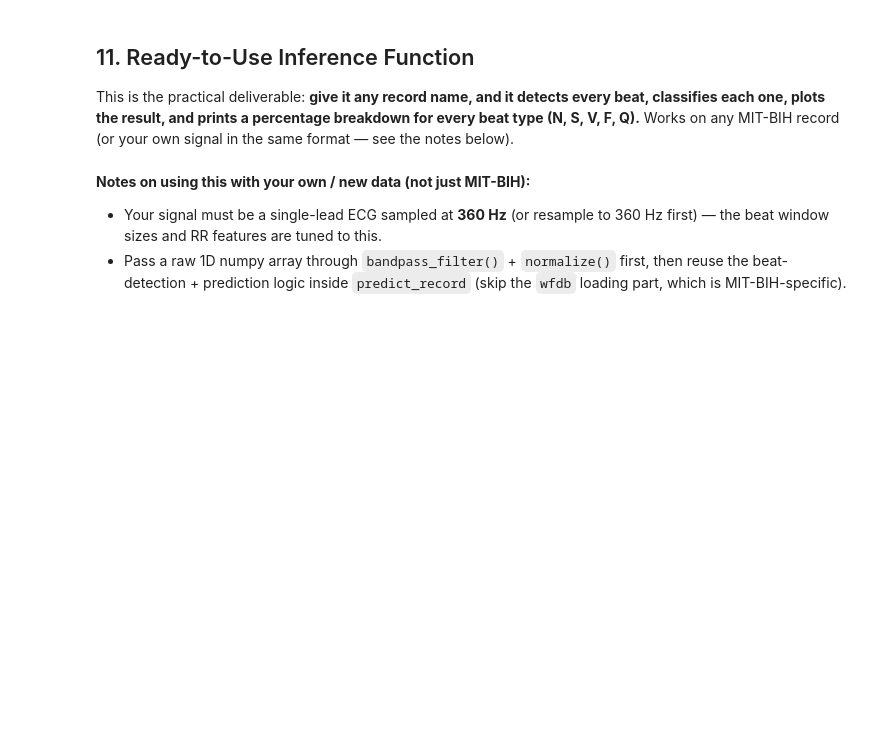
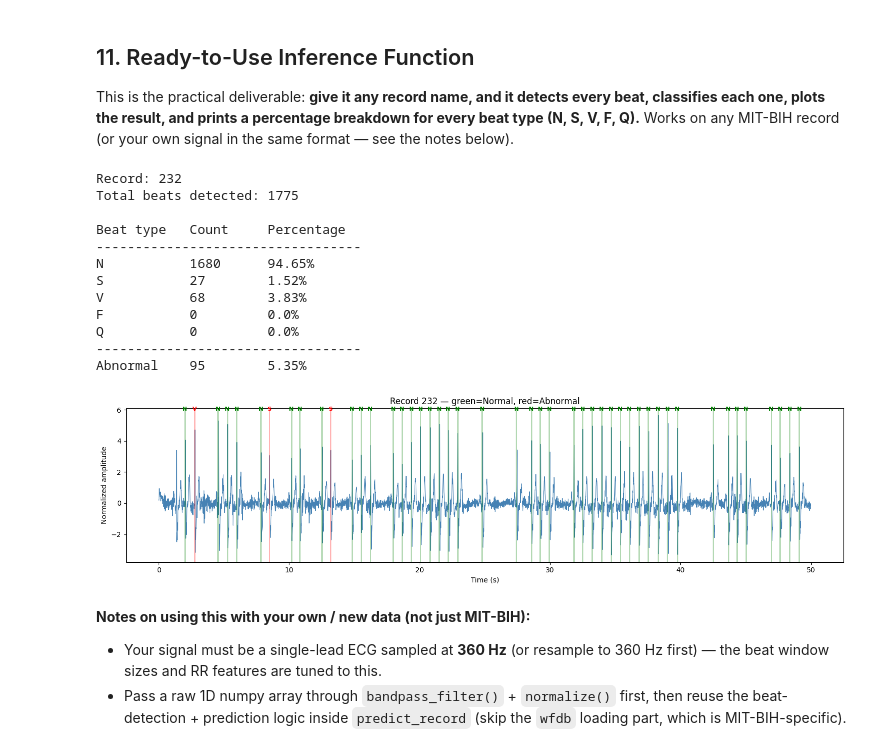
Before and after one commit to Chandana-dharshanam/ecg-detection, a Jupyter notebook: ECG_Arrhythmia_Detection_v2_(new).ipynb, the cells around one changed output. Cells and saved outputs as stored; diff of their text form; code cells hidden in the pictures; blank space fills up the shorter version.

```diff
--- a/ECG_Arrhythmia_Detection_v2_(new).ipynb
+++ b/ECG_Arrhythmia_Detection_v2_(new).ipynb
@@ -494,34 +528,48 @@ def predict_record(record_name, data_dir=DATA_DIR, plot_seconds=10, plot_start_s
     for cls in CLASSES:
         count = summary['class_counts'][cls]
         pct = summary['class_percentages'][cls]
         print(f"{cls:<12}{count:<10}{pct}%")
     print("-" * 34)
     print(f"{'Abnormal':<12}{summary['abnormal_beat_count']:<10}{summary['abnormal_beat_pct']}%")
 
     # --- Plot a segment ---
     start_sample = int(plot_start_sec * FS)
     end_sample = int((plot_start_sec + plot_seconds) * FS)
     segment = signal[start_sample:end_sample]
     time_axis = np.arange(len(segment)) / FS
 
     plt.figure(figsize=(15, 4))
     plt.plot(time_axis, segment, color='steelblue', linewidth=0.8)
     for p, lbl in zip(valid_peaks, pred_labels):
         if start_sample <= p < end_sample:
             rel_t = (p - start_sample) / FS
             color = 'green' if lbl == 'N' else 'red'
             plt.axvline(rel_t, color=color, alpha=0.3, linewidth=2)
             plt.text(rel_t, max(segment) * 1.05, lbl, ha='center', color=color,
                       fontsize=8, fontweight='bold')
     plt.xlabel('Time (s)'); plt.ylabel('Normalized amplitude')
     plt.title(f'Record {record_name} — green=Normal, red=Abnormal')
     plt.tight_layout()
     plt.show()
 
     return summary
 
 # --- Example usage: run on any record ---
-summary = predict_record('232', plot_seconds=10, plot_start_sec=0)
+summary = predict_record('232', plot_seconds=50, plot_start_sec=0)
+# %% [output]
+Record: 232
+Total beats detected: 1775
+
+Beat type   Count     Percentage
+----------------------------------
+N           1680      94.65%
+S           27        1.52%
+V           68        3.83%
+F           0         0.0%
+Q           0         0.0%
+----------------------------------
+Abnormal    95        5.35%
+[figure, added]
 # %% [markdown]
 **Notes on using this with your own / new data (not just MIT-BIH):**
 - Your signal must be a single-lead ECG sampled at **360 Hz** (or resample to 360 Hz first) — the beat window sizes and RR features are tuned to this.
```
Also changed, not shown: parts of 5 cells of this notebook.
